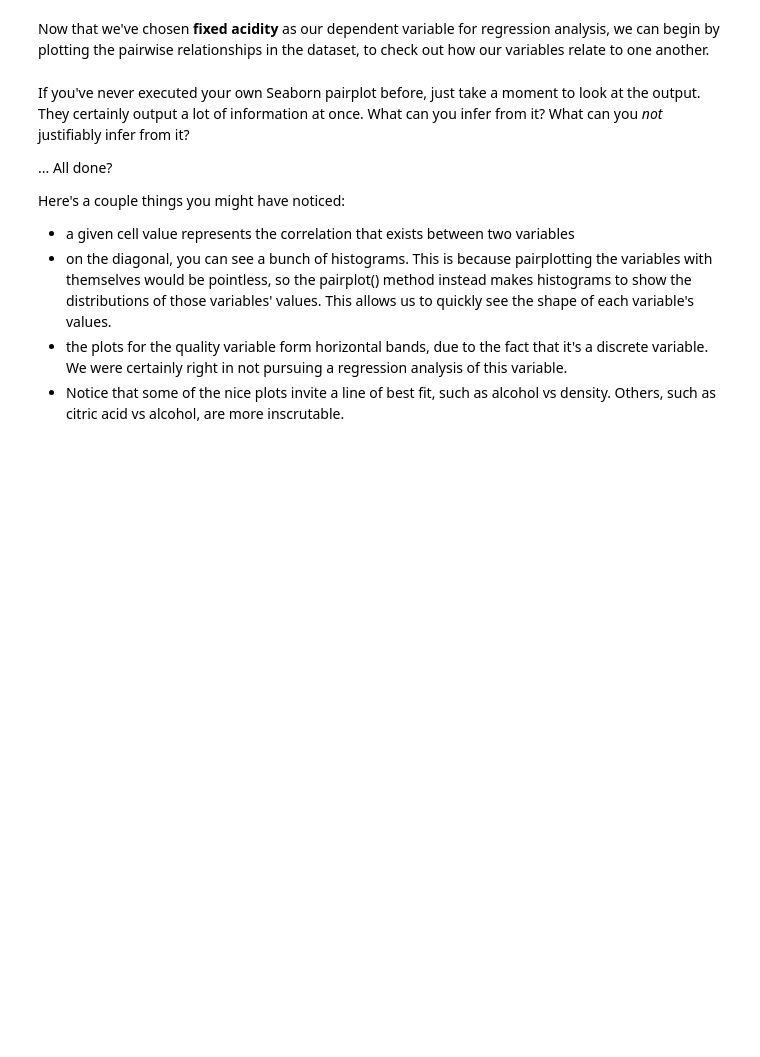
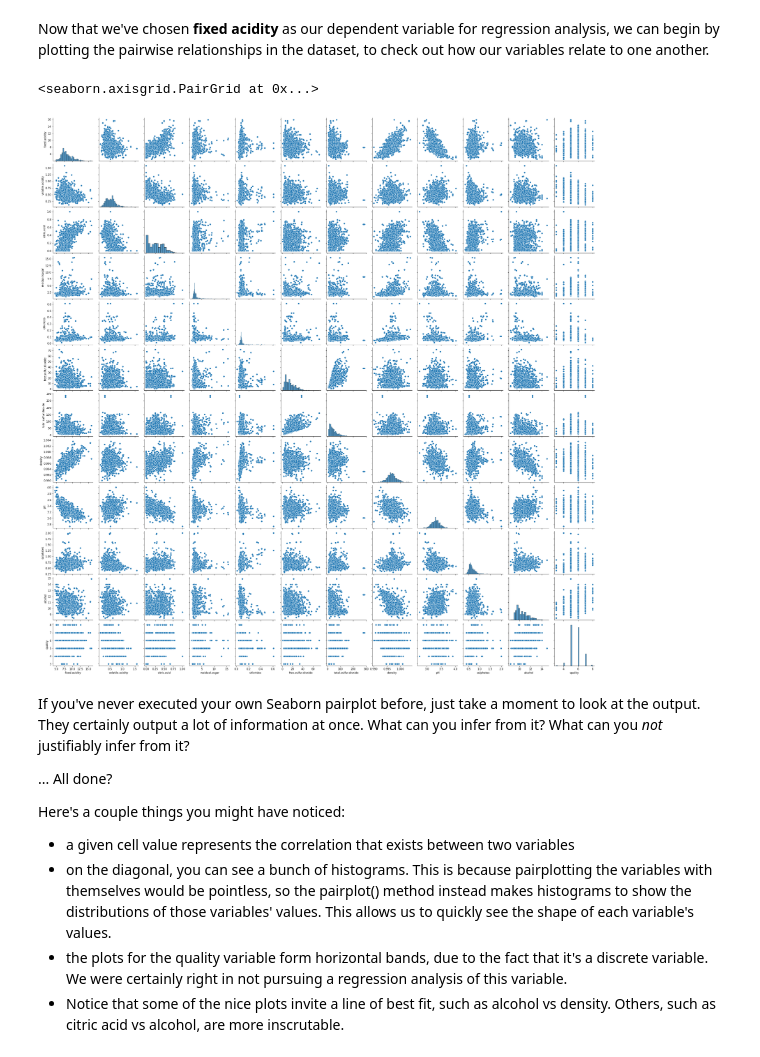
Before and after one commit to sandriyishen/Springboard_2021, a Jupyter notebook: Unit 11.4 - Linear Regression Case Study/Springboard Regression Case Study - the Red Wine Dataset - Tier 3.ipynb, the cells around one changed output. Saved outputs shown, nothing was run; the diff lists cells and outputs as text; code cells hidden in the pictures; blank space fills up the shorter version.

```diff
--- a/Unit 11.4 - Linear Regression Case Study/Springboard Regression Case Study - the Red Wine Dataset - Tier 3.ipynb
+++ b/Unit 11.4 - Linear Regression Case Study/Springboard Regression Case Study - the Red Wine Dataset - Tier 3.ipynb
@@ -132,7 +213,10 @@ The heading of this stage of the data science pipeline ('Cleaning, Transforming,
 Now that we've chosen **fixed acidity** as our dependent variable for regression analysis, we can begin by plotting the pairwise relationships in the dataset, to check out how our variables relate to one another.
 # %%
 # Make a pairplot of the wine data
-_ _ _
+sns.pairplot(wine)
+# %% [output]
+<seaborn.axisgrid.PairGrid at 0x...>
+[figure, added]
 # %% [markdown]
 If you've never executed your own Seaborn pairplot before, just take a moment to look at the output. They certainly output a lot of information at once. What can you infer from it? What can you *not* justifiably infer from it?
 
```
Also changed, not shown: parts of 41 cells of this notebook.
